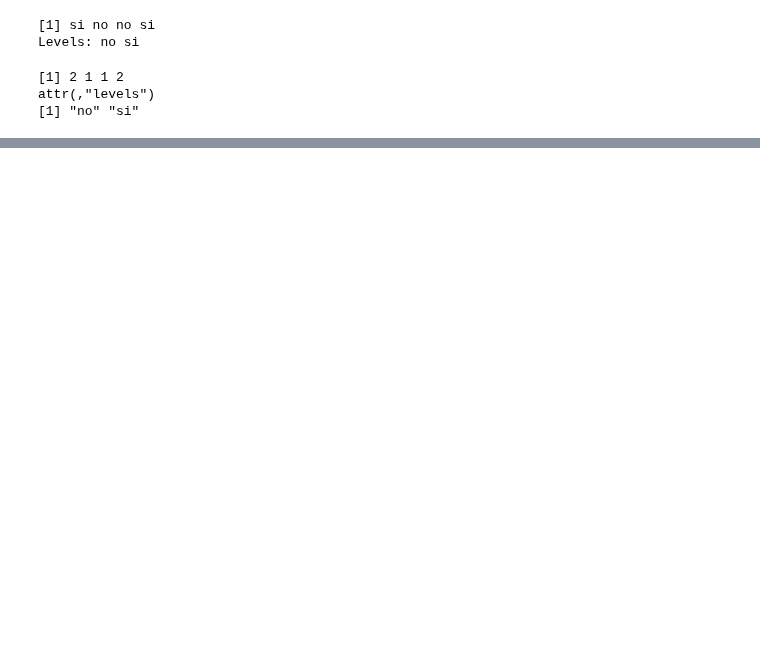
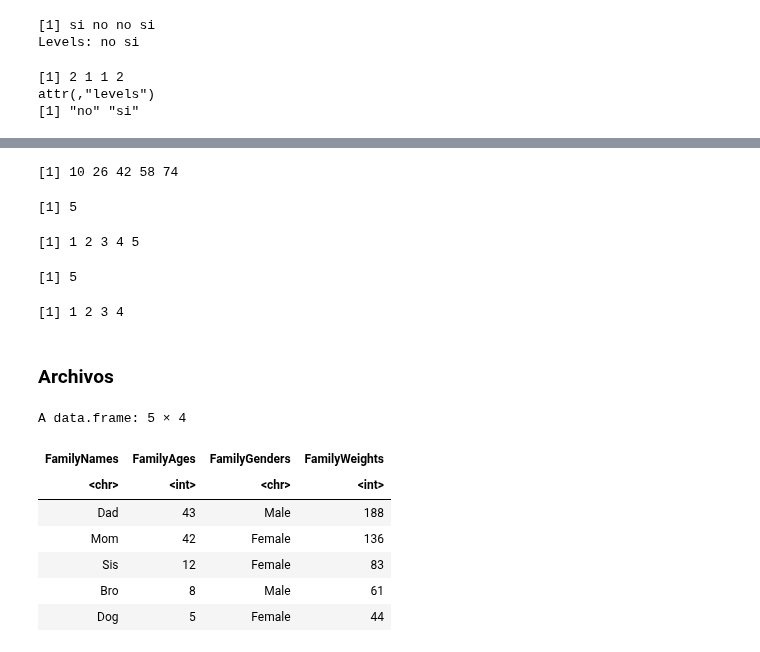
Before and after one commit to emilianodesu/LCD-5Sem-2025-1, a Jupyter notebook: PPCD/T3 Programacion en R/t3_rlang.ipynb, the cells around one changed output, grey strips where cells are left out. Drawn from its saved outputs; the diff is of its cells as text; code cells hidden in the pictures; blank space fills up the shorter version.

```diff
--- a/PPCD/Python + R/14Ago.ipynb
+++ b/PPCD/T3 Programacion en R/t3_rlang.ipynb
@@ -404,0 +754,48 @@ attr(,"levels")
+# %%
+suma_cols <- function(matriz) {
+  n_col <- ncol(matriz)
+  suma_col <- numeric(n_col)
+  for (j in 1:n_col) {
+    suma_col[j] <- sum(matriz[, j])
+  }
+  suma_col
+}
+
+suma_cols(matrix(1:20, 4, 5))
+# %% [output]
+[1] 10 26 42 58 74
+# %%
+c <- 5
+c
+# %% [output]
+[1] 5
+# %%
+c(1, 2, 3, 4, 5)
+# %% [output]
+[1] 1 2 3 4 5
+# %%
+c
+# %% [output]
+[1] 5
+# %%
+c <- function() {
+  "Hola"
+}
+
+base::c(1, 2, 3, 4)
+# %% [output]
+[1] 1 2 3 4
+# %% [markdown]
+### Archivos
+# %%
+datos <- read.table("https://bit.ly/3c3C1iH", header = TRUE)
+datos
+# %% [output]
+A data.frame: 5 × 4
+| FamilyNames | FamilyAges | FamilyGenders | FamilyWeights |
+| <chr> | <int> | <chr> | <int> |
+| Dad | 43 | Male | 188 |
+| Mom | 42 | Female | 136 |
+| Sis | 12 | Female | 83 |
+| Bro | 8 | Male | 61 |
+| Dog | 5 | Female | 44 |
```
Also changed, not shown: parts of 60 cells of this notebook, 19 other files.
